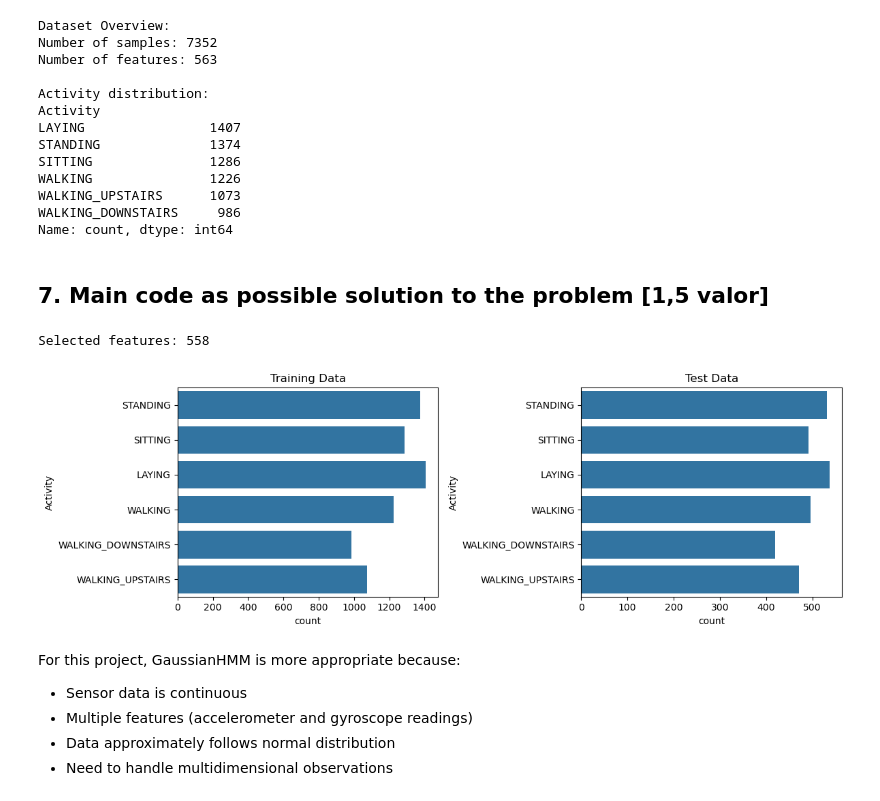
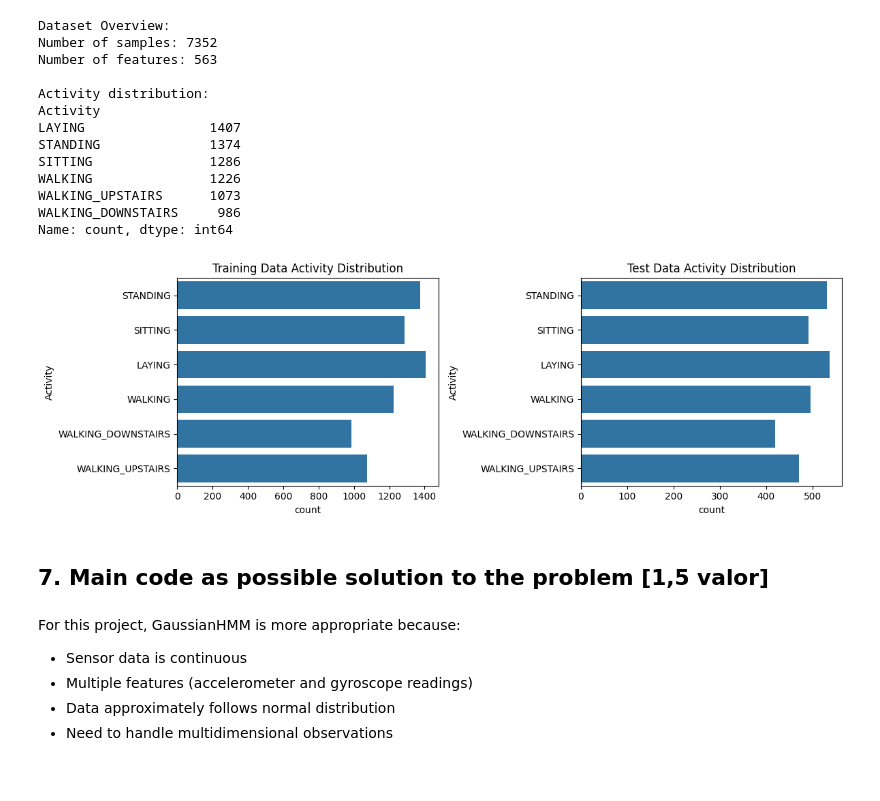
Before and after one commit to s126784/tmbd, a Jupyter notebook: Work-02-G3.ipynb, the cells around one changed output. Cells and saved outputs as stored; diff of their text form; code cells hidden in the pictures.

```diff
--- a/Work-02-G3.ipynb
+++ b/Work-02-G3.ipynb
@@ -120,10 +120,3 @@ import warnings
 warnings.filterwarnings('ignore')
 # %% [markdown]
 ## 6. Dataset and variables explanation [1,5 valor]
-# %%
-# Load training data
-# The dataset contains sensor readings from smartphones
-# Each record represents measurements from accelerometer and gyroscope
-train_df = pd.read_csv('train.csv')
-test_df = pd.read_csv('test.csv')
-train_df.head()
@@ -138,3 +123,17 @@ train_df.head()
+# %%
+def load_and_preprocess_data(train_path, test_path):
+    train_df = pd.read_csv(train_path)
+    test_df = pd.read_csv(test_path)
+    feature_cols = [col for col in train_df.columns if 'acc' in col.lower() or 'gyro' in col.lower()]
+    scaler = StandardScaler()
+    X_train = scaler.fit_transform(train_df[feature_cols])
+    X_test = scaler.transform(test_df[feature_cols])
+    y_train = train_df['Activity']
+    y_test = test_df['Activity']
+    return X_train, X_test, y_train, y_test, train_df, test_df
+
+# Load the dataset
+X_train, X_test, y_train, y_test, train_df, test_df = load_and_preprocess_data('train.csv', 'test.csv')
 # %%
 # Display basic information about the dataset
 print("Dataset Overview:")
@@ -156,39 +155,23 @@ WALKING               1226
 WALKING_UPSTAIRS      1073
 WALKING_DOWNSTAIRS     986
 Name: count, dtype: int64
+# %%
+def plot_activity_distribution(y_train, y_test):
+    plt.figure(figsize=(12, 4))
+    plt.subplot(1, 2, 1)
+    sns.countplot(y_train)
+    plt.title('Training Data Activity Distribution')
+    plt.subplot(1, 2, 2)
+    sns.countplot(y_test)
+    plt.title('Test Data Activity Distribution')
+    plt.tight_layout()
+    plt.show()
+
+plot_activity_distribution(y_train, y_test)
+# %% [output]
+[figure, added]
 # %% [markdown]
 ## 7. Main code as possible solution to the problem [1,5 valor]
-# %%
-# Select relevant features
-# We focus on accelerometer and gyroscope measurements
-feature_cols = [col for col in train_df.columns
-               if 'acc' in col.lower() or 'gyro' in col.lower()]
-print(f"\nSelected features: {len(feature_cols)}")
-
-# Scale the features
-# Standardization is important for HMM to work properly
-scaler = StandardScaler()
-# Fit scaler on training data and transform both sets
-X_train = scaler.fit_transform(train_df[feature_cols])
-X_test = scaler.transform(test_df[feature_cols])
-
-# Get labels
-y_train = train_df['Activity']
-y_test = test_df['Activity']
-
-# Plot activity distribution in 1x2 grid as vertical bars
-plt.figure(figsize=(12, 4))
-plt.subplot(1, 2, 1)
-sns.countplot(y_train)
-plt.title('Training Data')
-plt.subplot(1, 2, 2)
-sns.countplot(y_test)
-plt.title('Test Data')
-plt.tight_layout()
-plt.show()
-# %% [output]
-Selected features: 558
-[figure, removed]
 # %% [markdown]
 For this project, GaussianHMM is more appropriate because:
 
```
Also changed, not shown: parts of 11 cells of this notebook, 3 other files.
